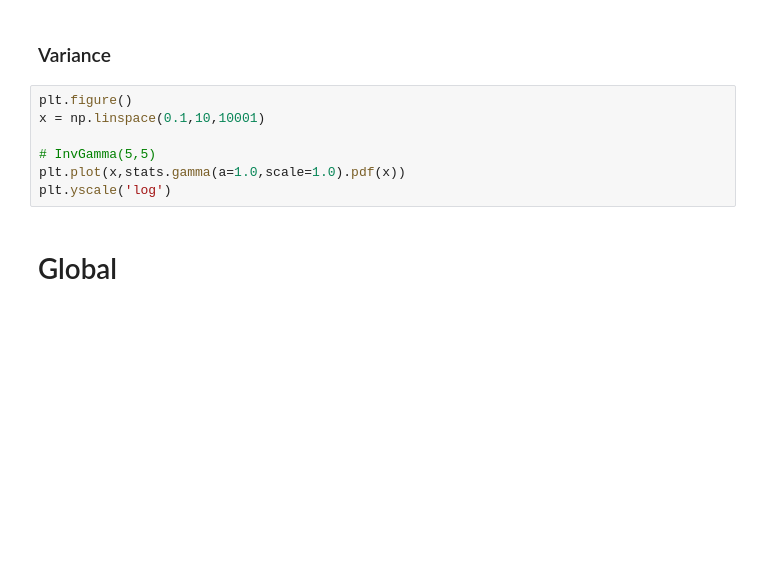
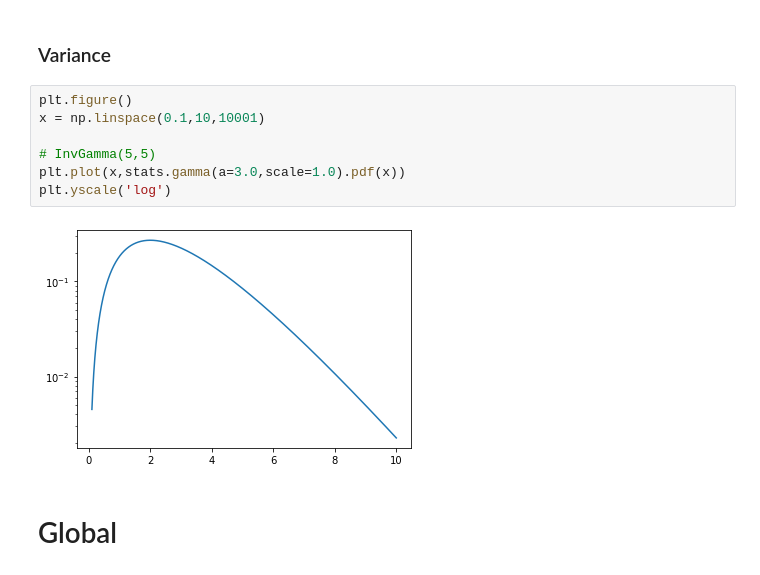
Before and after one commit to gaiaverse/Gaia-EDR3-selection-function, a Jupyter notebook: Python/PoissonBinomialGradient.ipynb, the cells around one changed output. Drawn from its saved outputs; the diff is of its cells as text; blank space fills up the shorter version.

```diff
--- a/Python/PoissonBinomialGradient.ipynb
+++ b/Python/PoissonBinomialGradient.ipynb
@@ -1083,10 +1085,12 @@ plt.yscale('log')
 # %%
 plt.figure()
 x = np.linspace(0.1,10,10001)
 
 # InvGamma(5,5)
-plt.plot(x,stats.gamma(a=1.0,scale=1.0).pdf(x))
+plt.plot(x,stats.gamma(a=3.0,scale=1.0).pdf(x))
 plt.yscale('log')
+# %% [output]
+[figure, added]
 # %% [markdown]
 # Global
 # %%
```
Also changed, not shown: parts of 1 cell of this notebook, 4 other files.
